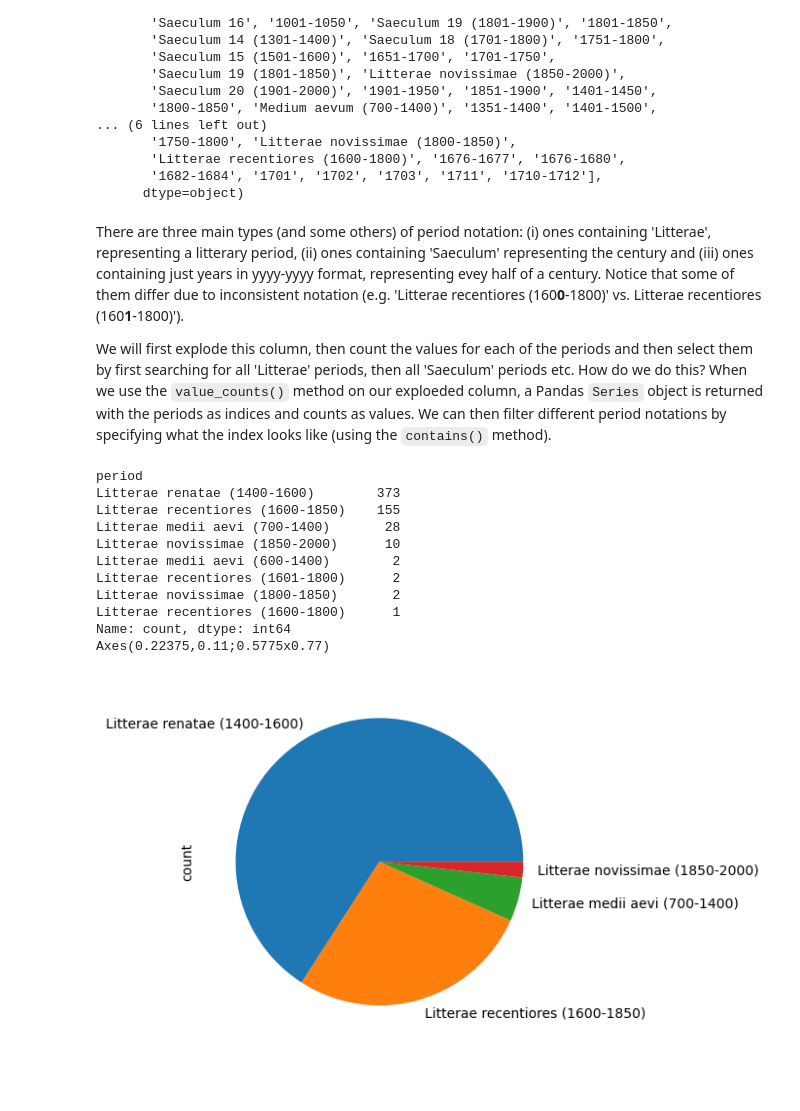
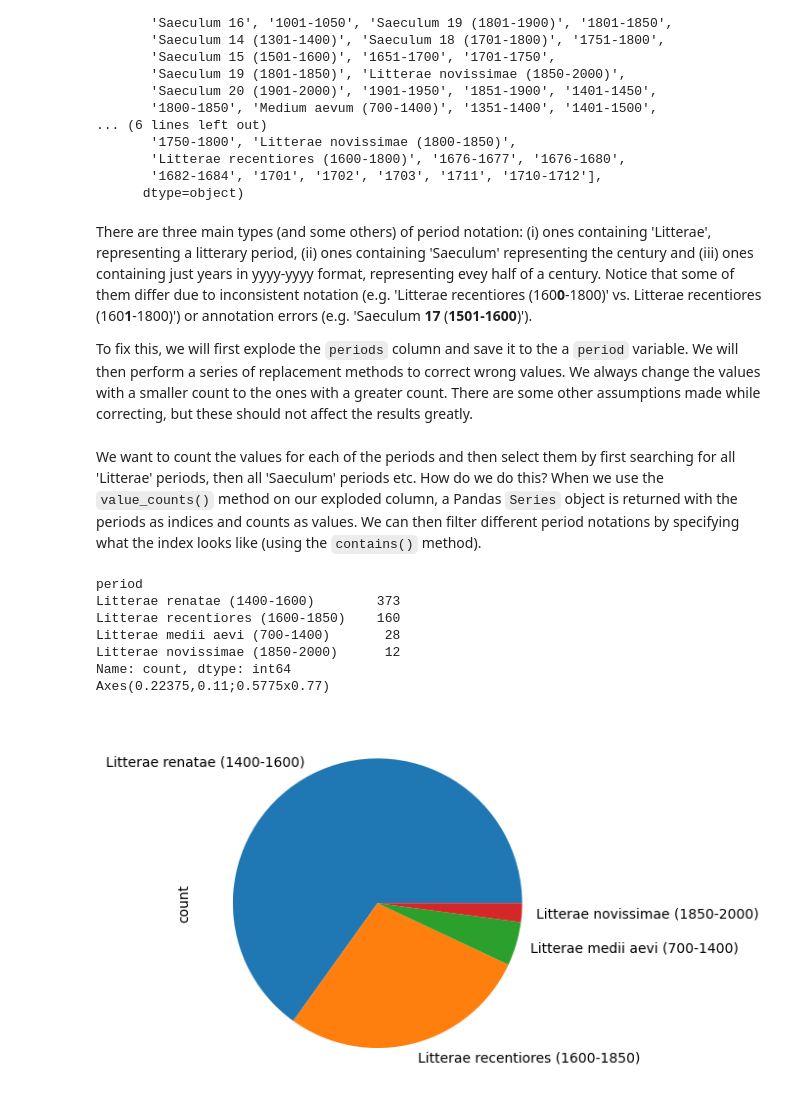
Before and after one commit to petar-soldo/croala-marulic, a Jupyter notebook: croala-marulus.ipynb, the cells around one changed output. Drawn from its saved outputs; the diff is of its cells as text; code cells hidden in the pictures; blank space fills up the shorter version.

Commit message:
Solved period wrong values and counting.

```diff
--- a/croala-marulus.ipynb
+++ b/croala-marulus.ipynb
@@ -609,30 +622,43 @@ array(['Litterae renatae (1400-1600)', 'Saeculum 16 (1501-1600)',
        '1682-1684', '1701', '1702', '1703', '1711', '1710-1712'],
       dtype=object)
 # %% [markdown]
-There are three main types (and some others) of period notation: (i) ones containing 'Litterae', representing a litterary period, (ii) ones containing 'Saeculum' representing the century and (iii) ones containing just years in yyyy-yyyy format, representing evey half of a century. Notice that some of them differ due to inconsistent notation (e.g. 'Litterae recentiores (160**0**-1800)' vs. Litterae recentiores (160**1**-1800)').
+There are three main types (and some others) of period notation: (i) ones containing 'Litterae', representing a litterary period, (ii) ones containing 'Saeculum' representing the century and (iii) ones containing just years in yyyy-yyyy format, representing evey half of a century. Notice that some of them differ due to inconsistent notation (e.g. 'Litterae recentiores (160**0**-1800)' vs. Litterae recentiores (160**1**-1800)') or annotation errors (e.g. 'Saeculum **17** (**1501-1600**)').
 
-We will first explode this column, then count the values for each of the periods and then select them by first searching for all 'Litterae' periods, then all 'Saeculum' periods etc. How do we do this? When we use the `value_counts()` method on our exploeded column, a Pandas `Series` object is returned with the periods as indices and counts as values. We can then filter different period notations by specifying what the index looks like (using the `contains()` method).
+To fix this, we will first explode the `periods` column and save it to the a `period` variable. We will then perform a series of replacement methods to correct wrong values. We always change the values with a smaller count to the ones with a greater count. There are some other assumptions made while correcting, but these should not affect the results greatly.
+# %%
+periods = croala_df["period"].explode()
+
+# When multiple values need to be replaced by one value, we use separate replace methods and lists
+periods = periods.replace(['Litterae recentiores (1600-1800)', 'Litterae recentiores (1601-1800)'], 'Litterae recentiores (1600-1850)')
+periods = periods.replace(['Saeculum 15', 'Saeculum 15 (1501-1600)'], 'Saeculum 15 (1401-1500)')
+periods = periods.replace(['Saeculum 17 (1501-1600)', 'Saeculum 17 (1600-1700)'], 'Saeculum 17 (1601-1700)')
+# All cases when a single value is replaced by a single value are placed in a single replace statment and formed as a dictionary
+periods = periods.replace({
+    'Litterae medii aevi (600-1400)': 'Litterae recentiores (1600-1850)',
+    'Litterae novissimae (1800-1850)': 'Litterae novissimae (1850-2000)',
+    'Saeculum 16': 'Saeculum 16 (1501-1600)',
+    'Saeculum 18 (1751-1800)': 'Saeculum 18 (1701-1800)',
+    'Saeculum 19 (1801-1850)': 'Saeculum 19 (1801-1900)'
+                          })
+# %% [markdown]
+We want to count the values for each of the periods and then select them by first searching for all 'Litterae' periods, then all 'Saeculum' periods etc. How do we do this? When we use the `value_counts()` method on our exploded column, a Pandas `Series` object is returned with the periods as indices and counts as values. We can then filter different period notations by specifying what the index looks like (using the `contains()` method).
 # %%
 # Extract the value counts for the exploded 'period' column
-periods_count = croala_df["period"].explode().value_counts()
+periods_count = periods.value_counts()
 
 # Find all rows in 'periods_count' where the index contains 'Litterae'
 periods_count_litterae = periods_count[periods_count.index.str.contains("Litterae")]
 print(periods_count_litterae)
-print(periods_count_litterae[:4].plot(kind="pie"))
+print(periods_count_litterae.plot(kind="pie"))
 # %% [output]
 period
 Litterae renatae (1400-1600)        373
-Litterae recentiores (1600-1850)    155
+Litterae recentiores (1600-1850)    160
 Litterae medii aevi (700-1400)       28
-Litterae novissimae (1850-2000)      10
-Litterae medii aevi (600-1400)        2
-Litterae recentiores (1601-1800)      2
-Litterae novissimae (1800-1850)       2
-Litterae recentiores (1600-1800)      1
+Litterae novissimae (1850-2000)      12
 Name: count, dtype: int64
 Axes(0.22375,0.11;0.5775x0.77)
-[figure, old version]
+[figure, new version]
 # %%
 # Find all rows in 'periods_count' where the index contains 'Seculum'
 periods_count_saecula = periods_count[periods_count.index.str.contains("Saeculum")]
```
Also changed, not shown: parts of 44 cells of this notebook.
